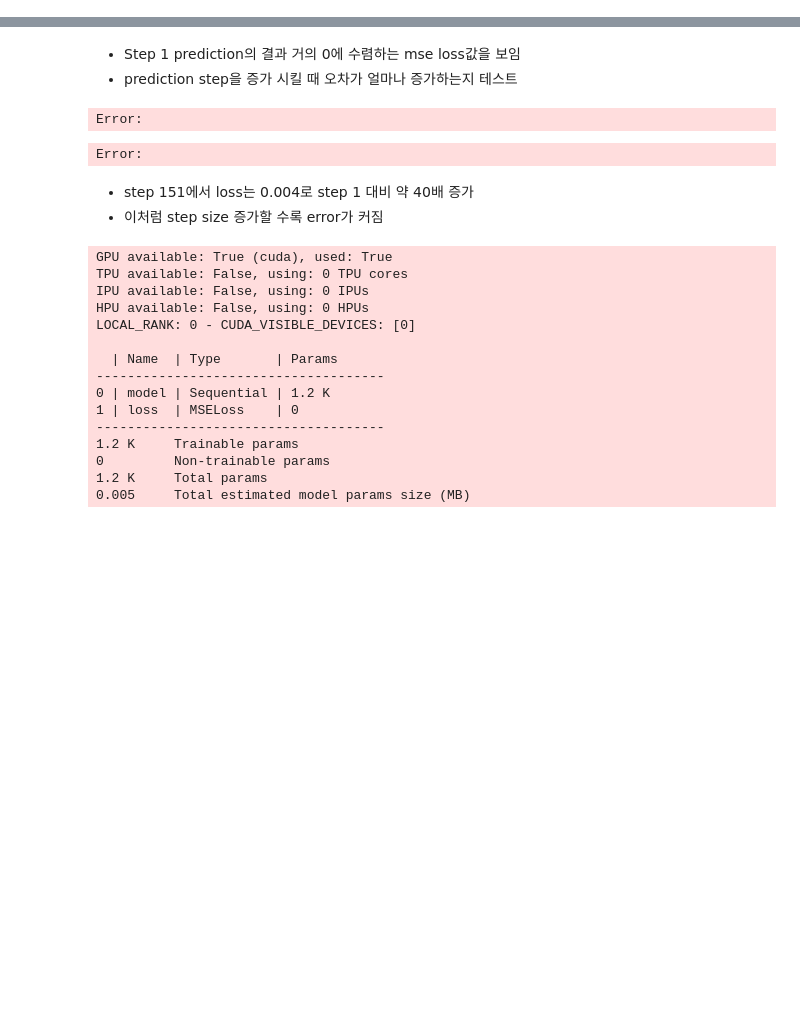
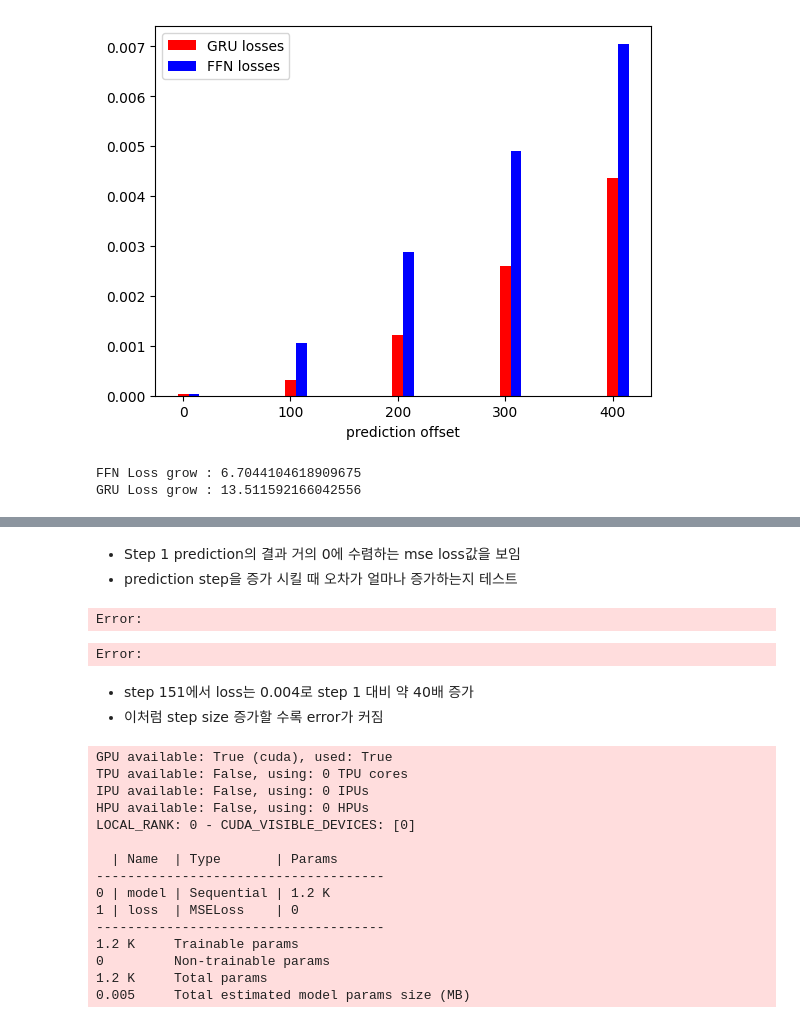
Before and after one commit to fritzprix/ml_note, a Jupyter notebook: labs/sin_sequence_model/exp.ipynb, the cells around one changed output, grey strips where cells are left out. Drawn from its saved outputs; the diff is of its cells as text; code cells hidden in the pictures; blank space fills up the shorter version.

```diff
--- a/labs/sin_sequence_model/exp.ipynb
+++ b/labs/sin_sequence_model/exp.ipynb
@@ -142,11 +0,0 @@ model = FFN.load_from_checkpoint('./model/ffn-autoregress-test-epoch=99-val_loss
-# %%
-from tqdm import tqdm
-pred = []
-labels = []
-for X, y in tqdm(iter(dataset)):
-    pred.append(model(X).item())
-    labels.append(y.item())
-
-pred = torch.Tensor(pred)
-labels = torch.Tensor(labels)
-loss = torch.nn.functional.mse_loss(pred, labels)
@@ -152,0 +82,38 @@ loss = torch.nn.functional.mse_loss(pred, labels)
+# %%
+import utils
+from model import SinusoidalTimeSeries
+import train
+import os
+import torch
+
+dataset = SinusoidalTimeSeries(n_samples=4000)
+k_sweep = range(0, 500, 100)
+device = torch.device('cuda')
+batch_size = 50
+
+reference = utils.predict_k_step_ahead(gru_model,dataset, batch_size=batch_size, device=device)
+gru_preds = utils.sweep_kahead_pred(gru_model, dataset, k_sweep=k_sweep, device=device, batch_size=batch_size)
+ffn_preds = utils.sweep_kahead_pred(ffn_model, dataset, k_sweep=k_sweep, device=device, batch_size=batch_size)
+# %%
+import utils
+from torch.nn import functional as F
+from matplotlib import pyplot as plt
+import numpy as np
+
+
+gru_losses = [F.mse_loss(pred, reference).cpu().detach().item() for pred in gru_preds]
+ffn_losses = [F.mse_loss(pred, reference).cpu().detach().item() for pred in ffn_preds]
+
+x = np.array(range(0,500,100))
+plt.bar(x, gru_losses, color='r', width=10, label='GRU losses')
+plt.bar(x + 10, ffn_losses, color='b', width=10, label='FFN losses')
+plt.xlabel('prediction offset')
+plt.legend()
+plt.show()
+
+print(f"FFN Loss grow : {ffn_losses[-1] / ffn_losses[1]}")
+print(f"GRU Loss grow : {gru_losses[-1] / gru_losses[1]}")
+# %% [output]
+[figure, added]
+FFN Loss grow : 6.7044104618909675
+GRU Loss grow : 13.511592166042556
```
Also changed, not shown: parts of 8 cells of this notebook, 3 other files.
